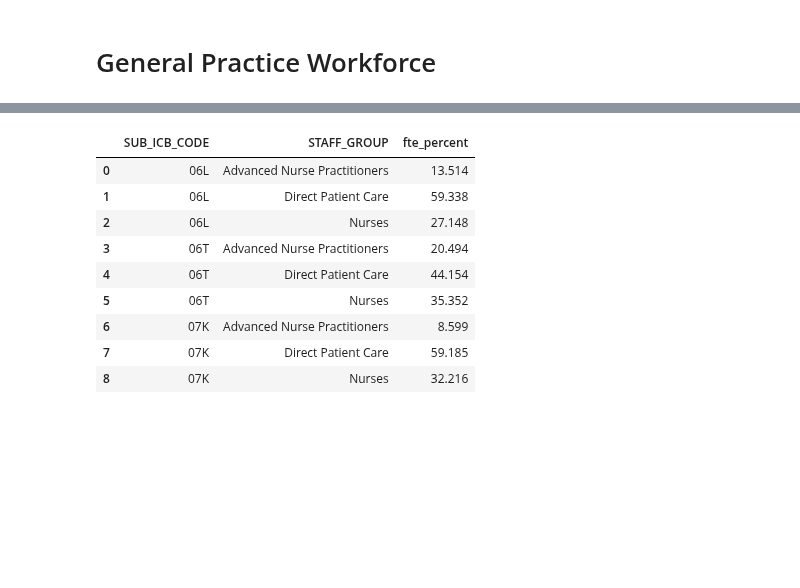
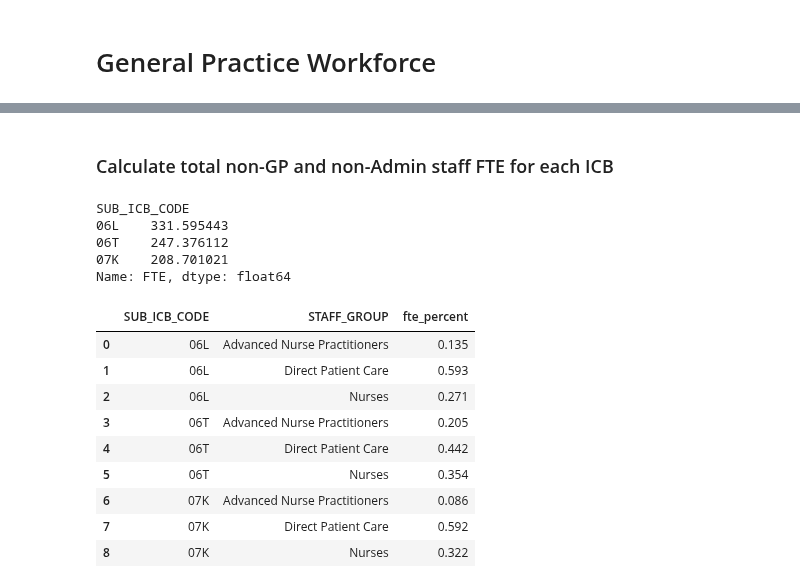
Before and after one commit to SNEE-ICS/PrimaryCareDemandAndCapacity, a Jupyter notebook: notebooks/2c_Workforce.ipynb, the cells around one changed output, grey strips where cells are left out. Cells and saved outputs as stored; diff of their text form; code cells hidden in the pictures; blank space fills up the shorter version.

```diff
--- a/notebooks/2c_Workforce.ipynb
+++ b/notebooks/2c_Workforce.ipynb
@@ -50,21 +120,37 @@ staff_fte =  non_gp_staff_mix.groupby(['SUB_ICB_CODE', 'STAFF_GROUP'])[['FTE']].
+# %% [markdown]
+### Calculate total non-GP and non-Admin staff FTE for each ICB
 # %%
 # drop 'GP' and 'Admin/Non-Clinical' staff groups
-staff_fte = staff_fte.loc[~staff_fte['STAFF_GROUP'].isin(['GP', 'Admin/Non-Clinical'])]
+non_gp_clinical_staff_fte = staff_fte.loc[~staff_fte['STAFF_GROUP'].isin(['GP', 'Admin/Non-Clinical'])]
 
 # sum of FTE for each SUB_ICB_CODE
-staff_fte_sum = staff_fte.groupby('SUB_ICB_CODE')['FTE'].sum()
+staff_fte_sum = non_gp_clinical_staff_fte.groupby('SUB_ICB_CODE')['FTE'].sum()
+
+display(staff_fte_sum)
+# %% [output]
+SUB_ICB_CODE
+06L    331.595443
+06T    247.376112
+07K    208.701021
+Name: FTE, dtype: float64
 # %%
-non_gp_clinical_staff_mix = staff_fte.merge(staff_fte_sum, on='SUB_ICB_CODE', suffixes=('', '_sum')).assign(fte_percent=lambda x: x['FTE'] / x['FTE_sum'] * 100).drop(columns=['FTE_sum','FTE']).round(3)
+# calculate non-gp clinical staff mix
+non_gp_clinical_staff_mix = (
+    non_gp_clinical_staff_fte
+    .merge(staff_fte_sum, on='SUB_ICB_CODE', suffixes=('', '_sum'))
+    .assign(fte_percent=lambda x: x['FTE'] / x['FTE_sum'])
+    .drop(columns=['FTE_sum','FTE'])
+    .round(3)
+    )
+non_gp_clinical_staff_mix.head(20)
+# %% [output]
+|  | SUB_ICB_CODE | STAFF_GROUP | fte_percent |
+| 0 | 06L | Advanced Nurse Practitioners | 0.135 |
+| 1 | 06L | Direct Patient Care | 0.593 |
+| 2 | 06L | Nurses | 0.271 |
+| 3 | 06T | Advanced Nurse Practitioners | 0.205 |
+| 4 | 06T | Direct Patient Care | 0.442 |
+| 5 | 06T | Nurses | 0.354 |
+| 6 | 07K | Advanced Nurse Practitioners | 0.086 |
+| 7 | 07K | Direct Patient Care | 0.592 |
+| 8 | 07K | Nurses | 0.322 |
-# %%
-non_gp_clinical_staff_mix
-# %% [output]
-|  | SUB_ICB_CODE | STAFF_GROUP | fte_percent |
-| 0 | 06L | Advanced Nurse Practitioners | 13.514 |
-| 1 | 06L | Direct Patient Care | 59.338 |
-| 2 | 06L | Nurses | 27.148 |
-| 3 | 06T | Advanced Nurse Practitioners | 20.494 |
-| 4 | 06T | Direct Patient Care | 44.154 |
-| 5 | 06T | Nurses | 35.352 |
-| 6 | 07K | Advanced Nurse Practitioners | 8.599 |
-| 7 | 07K | Direct Patient Care | 59.185 |
-| 8 | 07K | Nurses | 32.216 |
```
Also changed, not shown: parts of 29 cells of this notebook.
